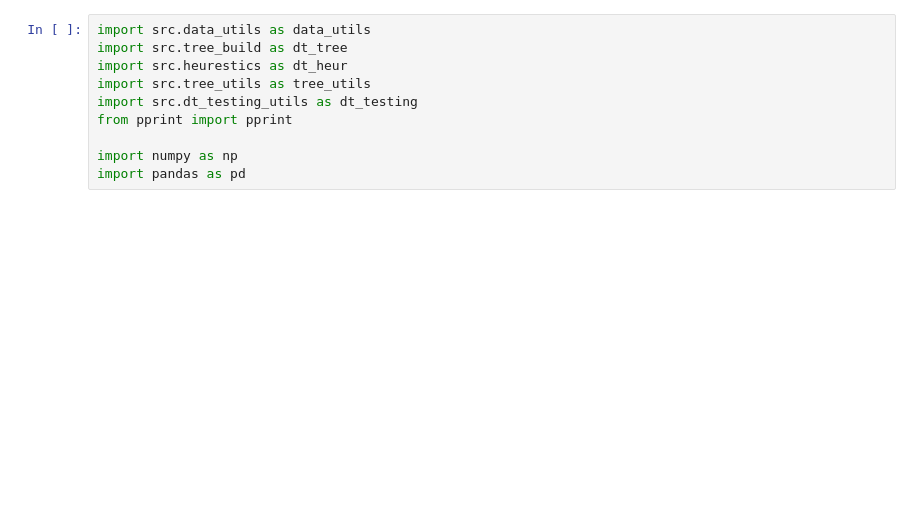
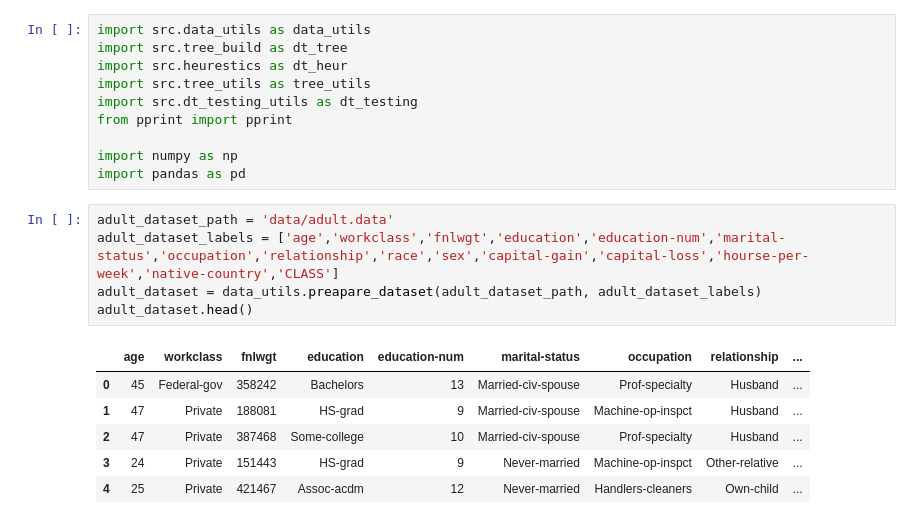
Before and after one commit to jakjan95/DTsolver, a Jupyter notebook: DTsolver.ipynb, the cells around one changed output. Cells and saved outputs as stored; diff of their text form; blank space fills up the shorter version.

Commit message:
Adult dataset added

```diff
--- a/DTsolver.ipynb
+++ b/DTsolver.ipynb
@@ -11,3 +11,15 @@ from pprint import pprint
 
 import numpy as np
 import pandas as pd
+# %%
+adult_dataset_path = 'data/adult.data'
+adult_dataset_labels = ['age','workclass','fnlwgt','education','education-num','marital-status','occupation','relationship','race','sex','capital-gain','capital-loss','hourse-per-week','native-country','CLASS']
+adult_dataset = data_utils.preapare_dataset(adult_dataset_path, adult_dataset_labels)
+adult_dataset.head()
+# %% [output]
+|  | age | workclass | fnlwgt | education | education-num | marital-status | occupation | relationship | ... |
+| 0 | 45 | Federal-gov | 358242 | Bachelors | 13 | Married-civ-spouse | Prof-specialty | Husband | ... |
+| 1 | 47 | Private | 188081 | HS-grad | 9 | Married-civ-spouse | Machine-op-inspct | Husband | ... |
+| 2 | 47 | Private | 387468 | Some-college | 10 | Married-civ-spouse | Prof-specialty | Husband | ... |
+| 3 | 24 | Private | 151443 | HS-grad | 9 | Never-married | Machine-op-inspct | Other-relative | ... |
+| 4 | 25 | Private | 421467 | Assoc-acdm | 12 | Never-married | Handlers-cleaners | Own-child | ... |
```
Also changed, not shown: parts of 16 cells of this notebook, 2 other files.
